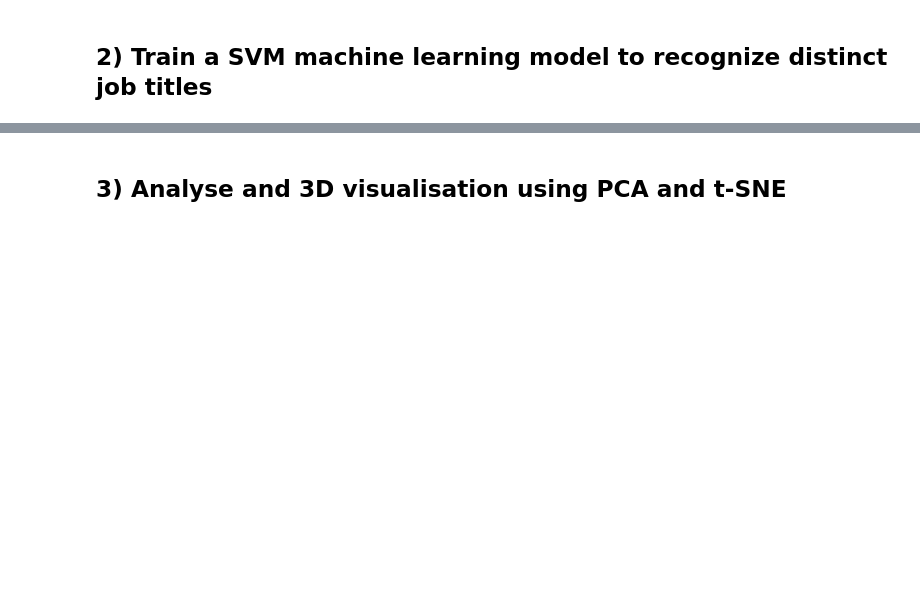
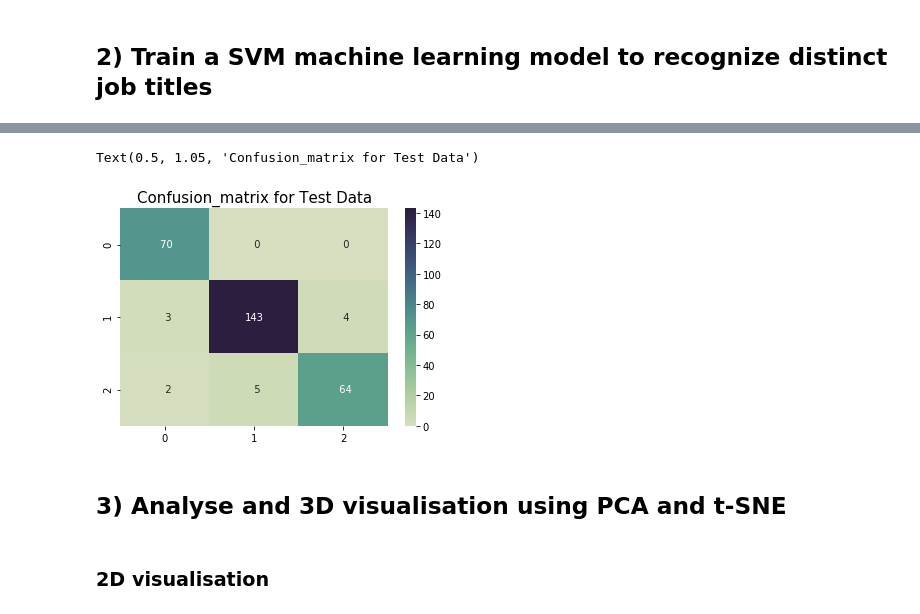
Before and after one commit to SabFrAlphin/project_job_skill_screener_DATA_ML, a Jupyter notebook: job_data_machine_learning.ipynb, the cells around one changed output, grey strips where cells are left out. Drawn from its saved outputs; the diff is of its cells as text; code cells hidden in the pictures; blank space fills up the shorter version.

```diff
--- a/job_data_machine_learning.ipynb
+++ b/job_data_machine_learning.ipynb
@@ -22,2 +308,9 @@ Objective:
+# %%
+# confusion matrix test data
+sns.heatmap(confusion_matrix(y_test,y_pred_test),annot=True,fmt='3.0f',cmap=sns.cubehelix_palette(8, start=.5, rot=-.75, as_cmap=True))
+plt.title('Confusion_matrix for Test Data', y=1.05, size=15)
+# %% [output]
+Text(0.5, 1.05, 'Confusion_matrix for Test Data')
+[figure, added]
 # %% [markdown]
 ## 3) Analyse and 3D visualisation using PCA and t-SNE
@@ -23,0 +322,2 @@ Objective:
+# %% [markdown]
+### 2D visualisation
```
Also changed, not shown: parts of 33 cells of this notebook, 15 other files.
